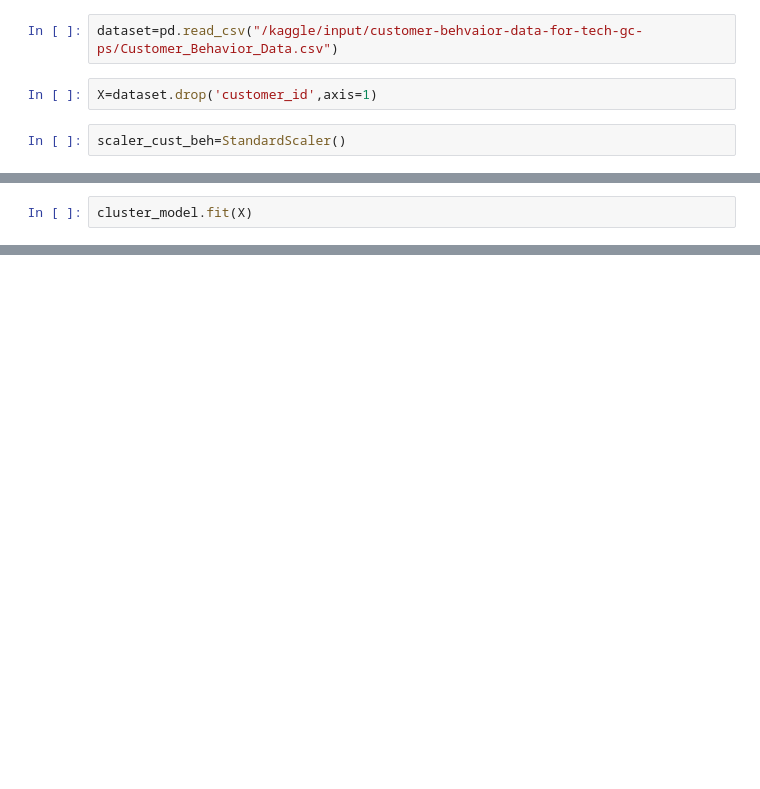
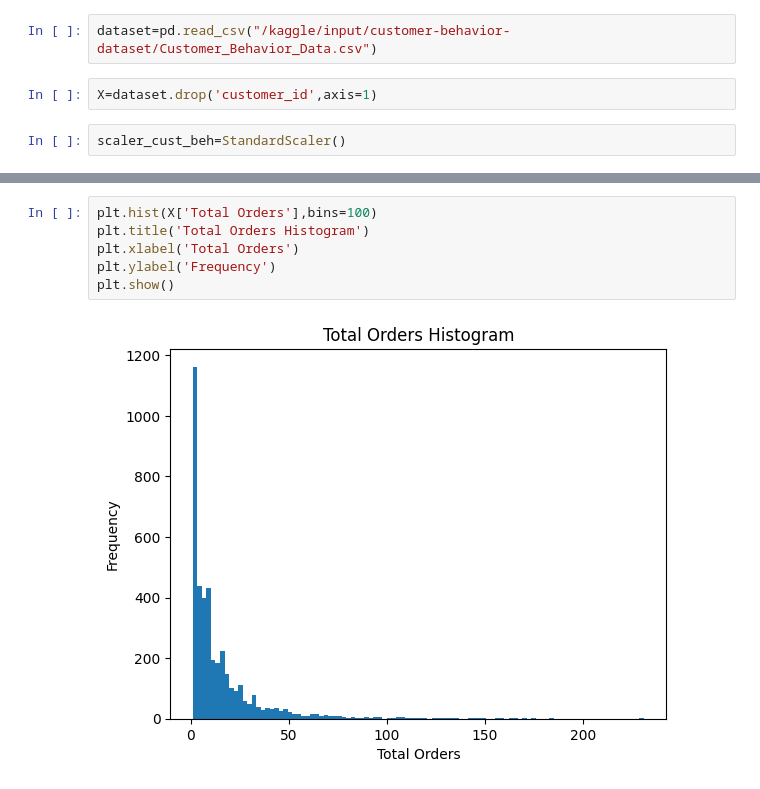
Before and after one commit to RujhaanTaneja/UnORG-SC-DS-MID-PREP_TEAM_HYPERION_Submission, a Jupyter notebook: Rujhaan'sCodeFiles/Customer_Behavior_Clustering.ipynb, the cells around one changed output, grey strips where cells are left out. Saved outputs shown, nothing was run; the diff lists cells and outputs as text; blank space fills up the shorter version.

Commit message:
Kaggle Notebook | Customer_Behavior_Clustering | Version 1

```diff
--- a/Rujhaan'sCodeFiles/Customer_Behavior_Clustering.ipynb
+++ b/Rujhaan'sCodeFiles/Customer_Behavior_Clustering.ipynb
@@ -24,5 +24,5 @@ for dirname, _, filenames in os.walk('/kaggle/input'):
 # %%
-dataset=pd.read_csv("/kaggle/input/customer-behvaior-data-for-tech-gc-ps/Customer_Behavior_Data.csv")
+dataset=pd.read_csv("/kaggle/input/customer-behavior-dataset/Customer_Behavior_Data.csv")
 # %%
 X=dataset.drop('customer_id',axis=1)
 # %%
@@ -50,2 +47,0 @@ cluster_model=KMeans()
-# %%
-cluster_model.fit(X)
@@ -55,0 +70,8 @@ cluster_model
+# %%
+plt.hist(X['Total Orders'],bins=100)
+plt.title('Total Orders Histogram')
+plt.xlabel('Total Orders')
+plt.ylabel('Frequency')
+plt.show()
+# %% [output]
+[figure, added]
```
Also changed, not shown: parts of 15 cells of this notebook.
